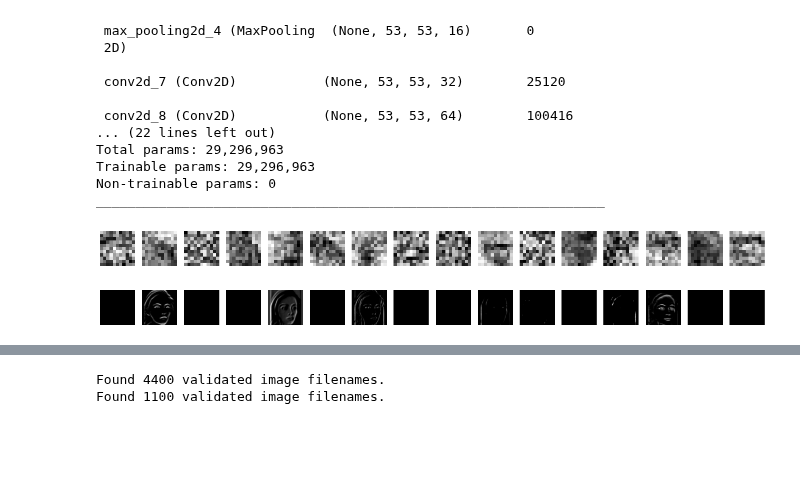
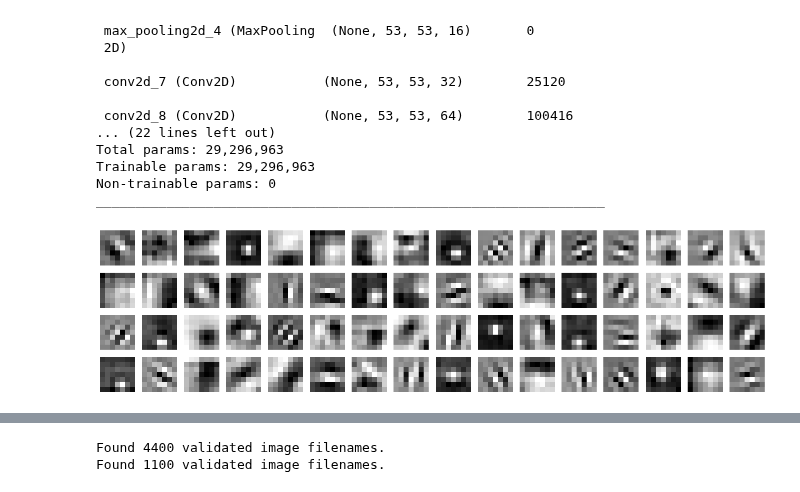
Before and after one commit to LapTQ/IT3910E_facial_beauty_pediction, a Jupyter notebook: facial_beauty_perception.ipynb, the cells around one changed output, grey strips where cells are left out. Cells and saved outputs as stored; diff of their text form; code cells hidden in the pictures; blank space fills up the shorter version.

```diff
--- a/facial_beauty_perception.ipynb
+++ b/facial_beauty_perception.ipynb
@@ -789,6 +789,6 @@ models['checkpoint'] = get_model_v2()
 # %%
 models['checkpoint'].load_weights('/content/drive/MyDrive/checkpoint/checkpoint2.hdf5')
 # %%
-plot_layer_filter(name, layer=0)
+plot_layer_filter('pretrained_model', layer=2)
 # %% [output]
-[figure, old version]
+[figure, new version]
@@ -795,7 +797,5 @@ plot_layer_filter(name, layer=0)
 # %%
-plot_layer_output(name, layer=0, image_index=0)
+plot_layer_output('pretrained_model', layer=2, image_index=0)
-# %% [output]
-[figure, removed]
 # %%
 optimizer = Adam(learning_rate=1e-3)
 
```
Also changed, not shown: parts of 14 cells of this notebook.
